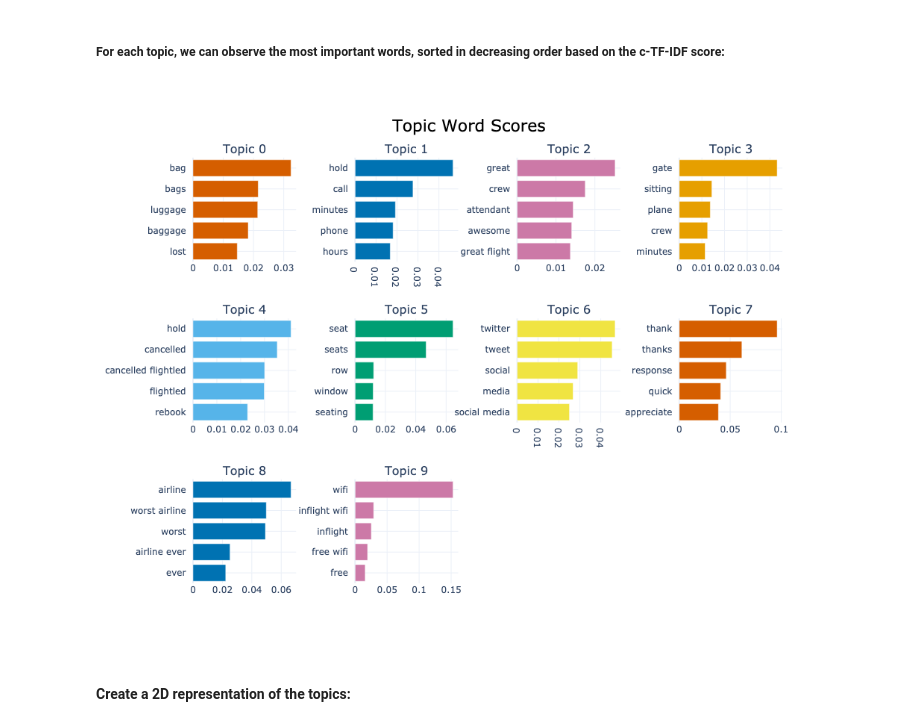
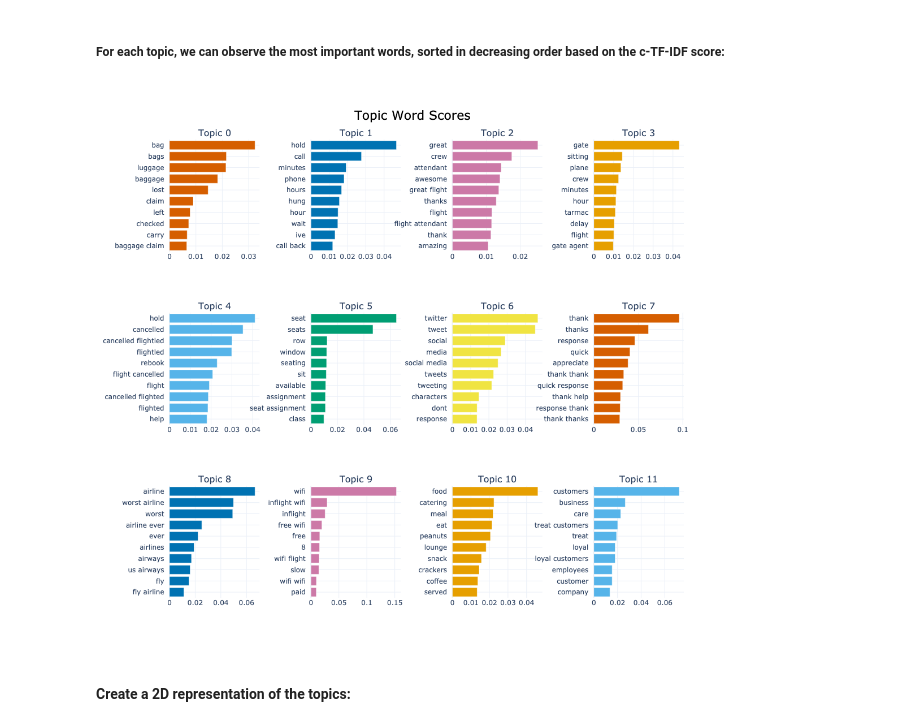
Before and after one commit to gs354/twitter_american_airlines, a Jupyter notebook: notebooks/BERTopic_mpnet_2.ipynb, the cells around one changed output. Saved outputs shown, nothing was run; the diff lists cells and outputs as text; code cells hidden in the pictures.

Commit message:
Expanded bar chart and heatmaps

```diff
--- a/notebooks/BERTopic_mpnet_2.ipynb
+++ b/notebooks/BERTopic_mpnet_2.ipynb
@@ -174,10 +174,10 @@ bertmodel_mpnet.get_topic(0)
 # %% [markdown]
 ##### For each topic, we can observe the most important words, sorted in decreasing order based on the c-TF-IDF score:
 # %%
-barchart = bertmodel_mpnet.visualize_barchart(top_n_topics=10)
+barchart = bertmodel_mpnet.visualize_barchart(width=280, height=330,top_n_topics=12, n_words=10)
 barchart.show()
 # %% [output]
-[figure, old version]
+[figure, new version]
 # %% [markdown]
 #### Create a 2D representation of the topics:
 # %%
```
Also changed, not shown: parts of 3 cells of this notebook.
